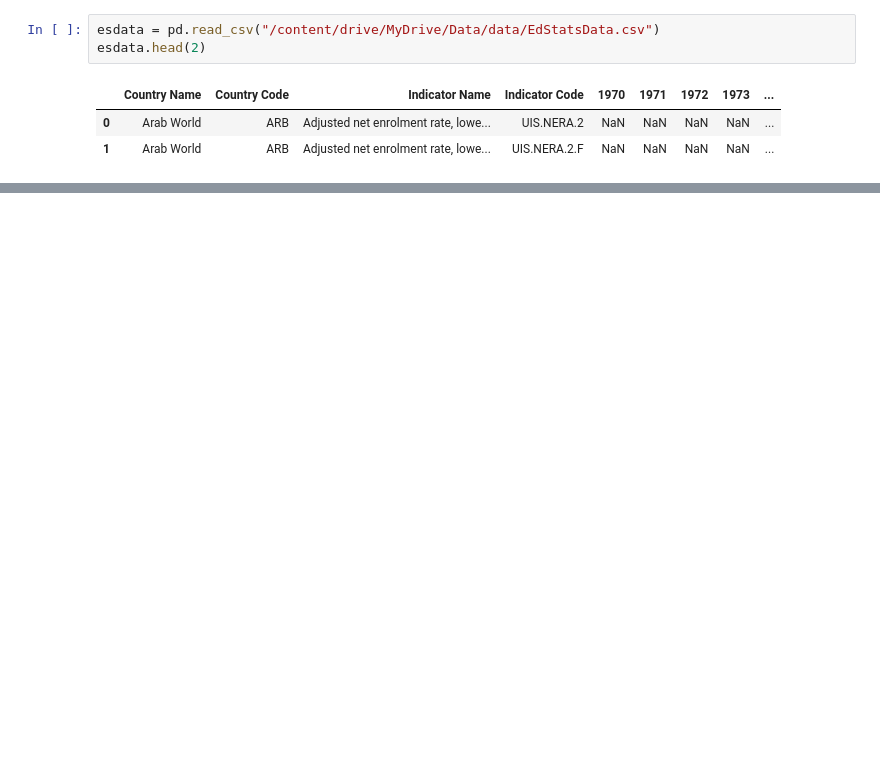
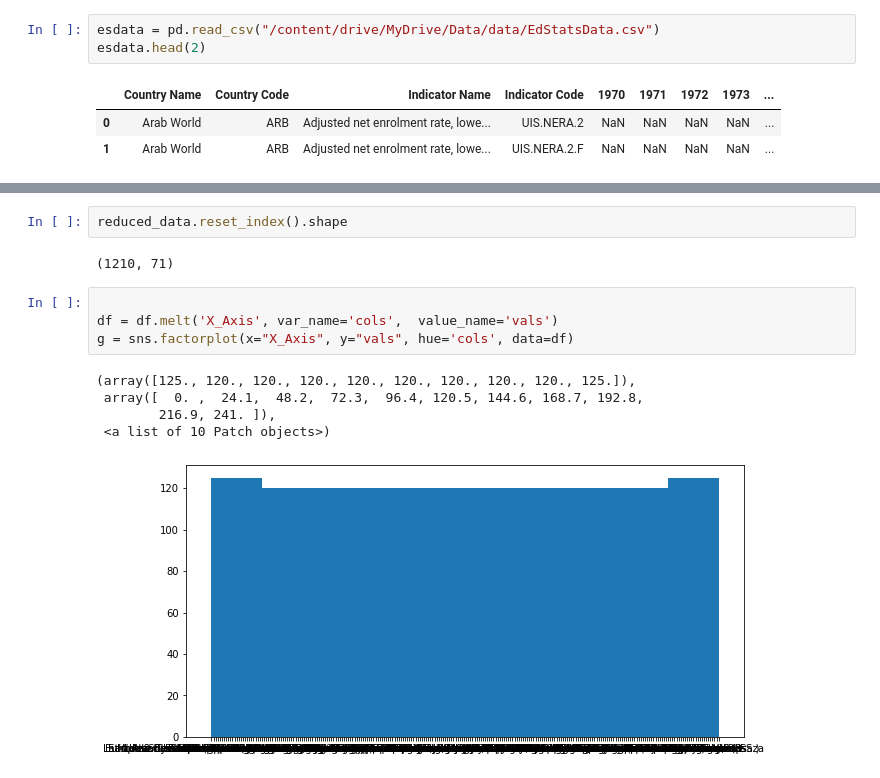
Before and after one commit to estoymukundjha/Global-education-analysis, a Jupyter notebook: World_Bank_Global_Education_Analysis.ipynb, the cells around one changed output, grey strips where cells are left out. Cells and saved outputs as stored; diff of their text form; blank space fills up the shorter version.

```diff
--- a/World_Bank_Global_Education_Analysis.ipynb
+++ b/World_Bank_Global_Education_Analysis.ipynb
@@ -72,0 +243,14 @@ esseries.info()
+# %%
+reduced_data.reset_index().shape
+# %% [output]
+(1210, 71)
+# %%
+
+df = df.melt('X_Axis', var_name='cols',  value_name='vals')
+g = sns.factorplot(x="X_Axis", y="vals", hue='cols', data=df)
+# %% [output]
+(array([125., 120., 120., 120., 120., 120., 120., 120., 120., 125.]),
+ array([  0. ,  24.1,  48.2,  72.3,  96.4, 120.5, 144.6, 168.7, 192.8,
+        216.9, 241. ]),
+ <a list of 10 Patch objects>)
+[figure, added]
```
Also changed, not shown: parts of 17 cells of this notebook.
